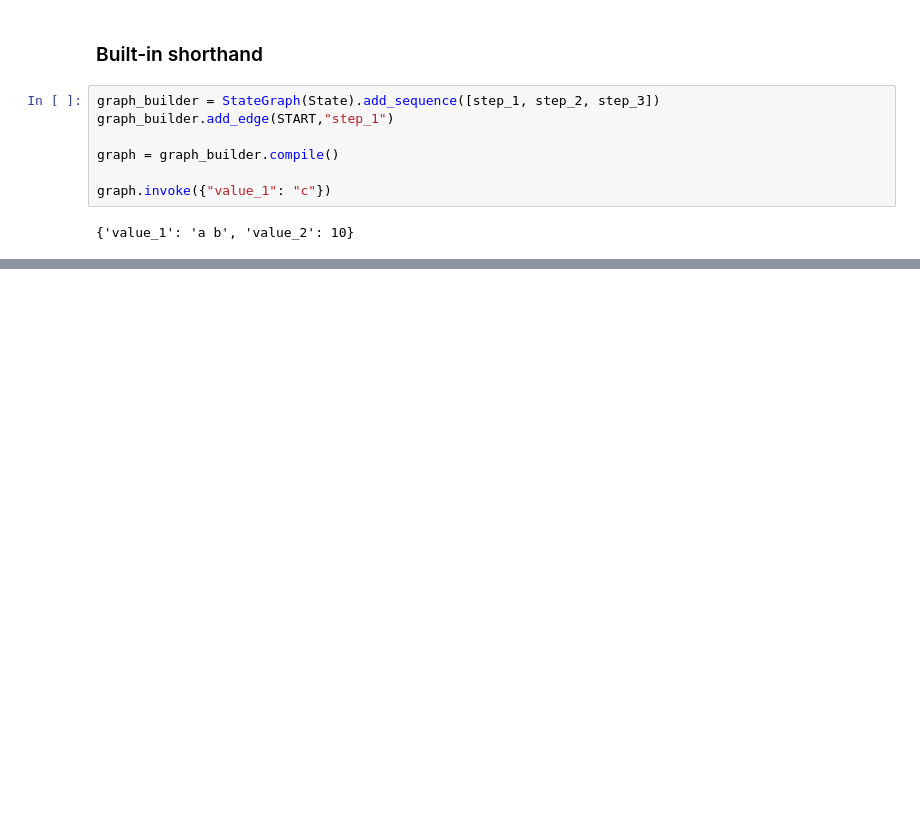
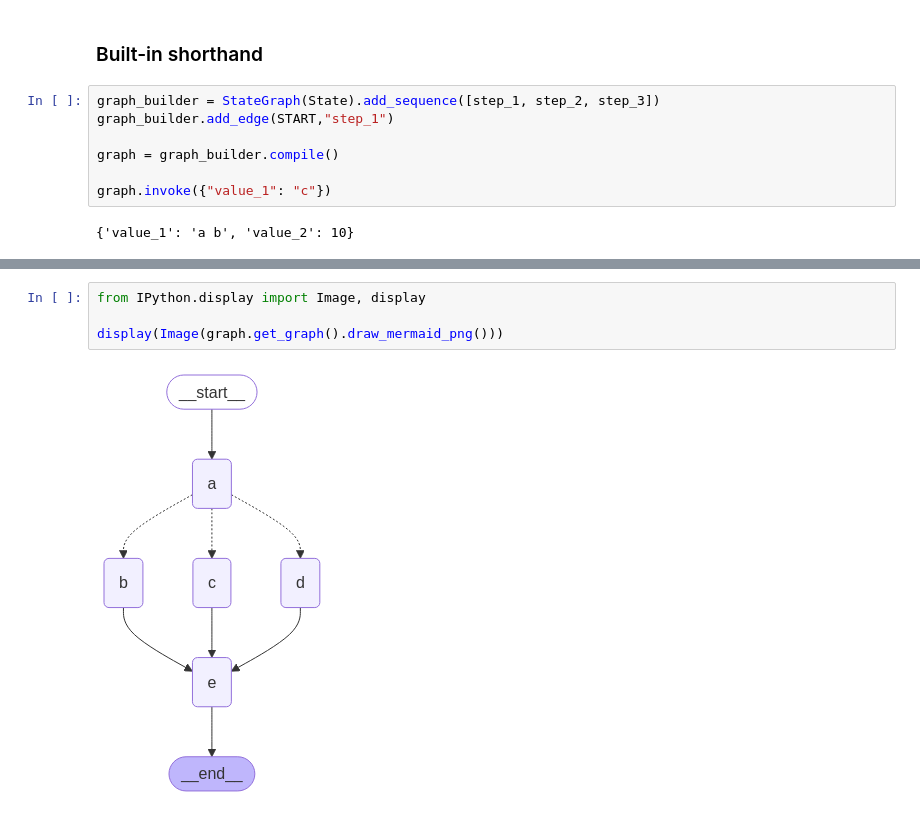
Before and after one commit to rahulsamant37/Daily-Task, a Jupyter notebook: Agentic-AI/HowToGuide/Graph_API_Basics.ipynb, the cells around one changed output, grey strips where cells are left out. Drawn from its saved outputs; the diff is of its cells as text; blank space fills up the shorter version.

```diff
--- a/Agentic-AI/HowToGuide/Graph_API_Basics.ipynb
+++ b/Agentic-AI/HowToGuide/Graph_API_Basics.ipynb
@@ -168,0 +338,6 @@ graph.invoke({"value_1": "c"})
+# %%
+from IPython.display import Image, display
+
+display(Image(graph.get_graph().draw_mermaid_png()))
+# %% [output]
+[figure, added]
```
Also changed, not shown: parts of 16 cells of this notebook.
